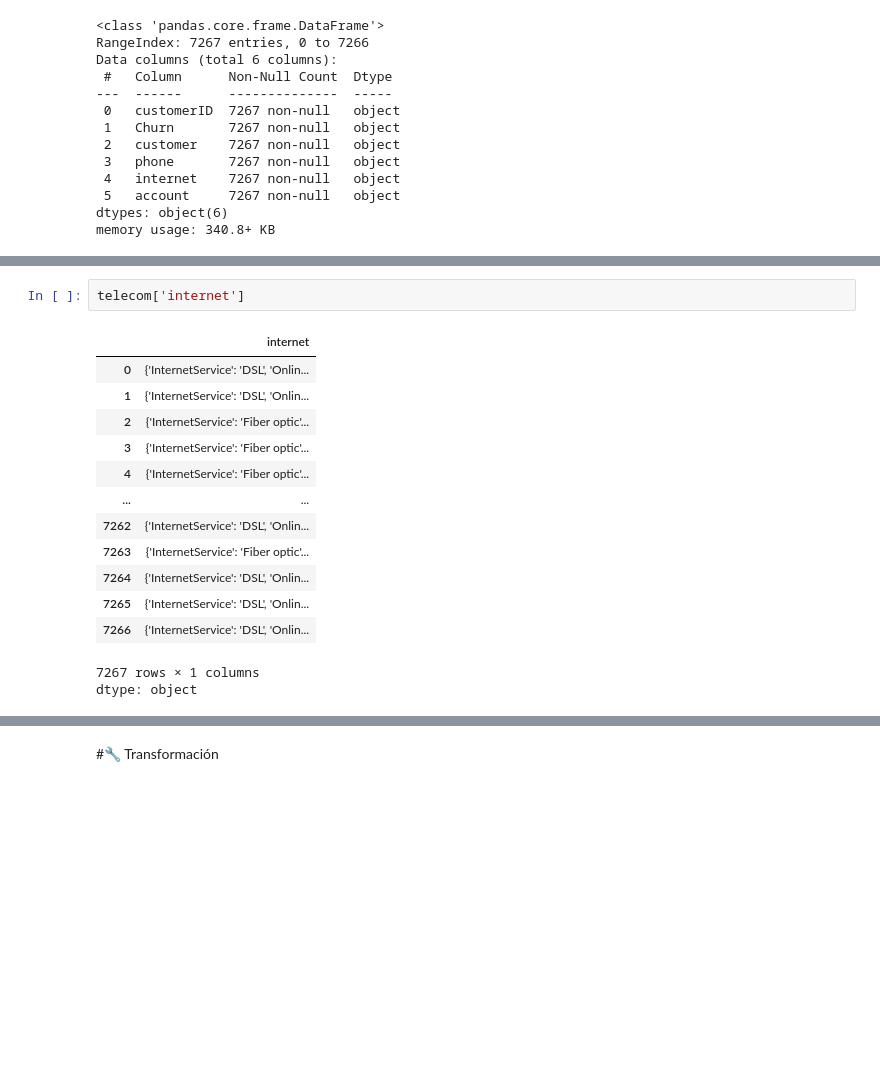
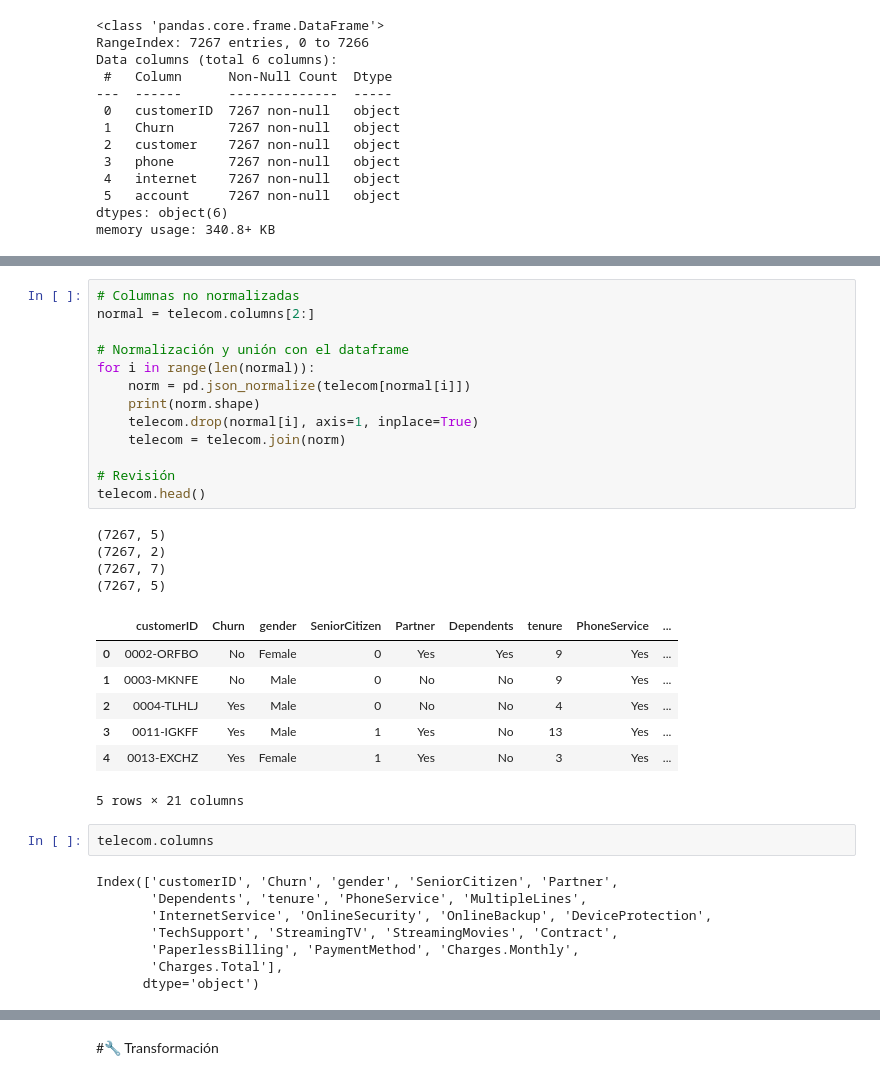
Before and after one commit to AlexTovar31/AlexTovar31, a Jupyter notebook: TelecomX_LATAM.ipynb, the cells around one changed output, grey strips where cells are left out. Drawn from its saved outputs; the diff is of its cells as text; blank space fills up the shorter version.

```diff
--- a/TelecomX_LATAM.ipynb
+++ b/TelecomX_LATAM.ipynb
@@ -51,18 +53,36 @@ pd.json_normalize(telecom['customer'])
 7267 rows × 5 columns
+# %%
+# Columnas no normalizadas
+normal = telecom.columns[2:]
+
+# Normalización y unión con el dataframe
+for i in range(len(normal)):
+    norm = pd.json_normalize(telecom[normal[i]])
+    print(norm.shape)
+    telecom.drop(normal[i], axis=1, inplace=True)
+    telecom = telecom.join(norm)
+
+# Revisión
+telecom.head()
+# %% [output]
+(7267, 5)
+(7267, 2)
+(7267, 7)
+(7267, 5)
+|  | customerID | Churn | gender | SeniorCitizen | Partner | Dependents | tenure | PhoneService | ... |
+| 0 | 0002-ORFBO | No | Female | 0 | Yes | Yes | 9 | Yes | ... |
+| 1 | 0003-MKNFE | No | Male | 0 | No | No | 9 | Yes | ... |
+| 2 | 0004-TLHLJ | Yes | Male | 0 | No | No | 4 | Yes | ... |
+| 3 | 0011-IGKFF | Yes | Male | 1 | Yes | No | 13 | Yes | ... |
+| 4 | 0013-EXCHZ | Yes | Female | 1 | Yes | No | 3 | Yes | ... |
+5 rows × 21 columns
 # %%
-telecom['internet']
+telecom.columns
 # %% [output]
-|  | internet |
-| 0 | {'InternetService': 'DSL', 'Onlin... |
-| 1 | {'InternetService': 'DSL', 'Onlin... |
-| 2 | {'InternetService': 'Fiber optic'... |
-| 3 | {'InternetService': 'Fiber optic'... |
-| 4 | {'InternetService': 'Fiber optic'... |
-| ... | ... |
-| 7262 | {'InternetService': 'DSL', 'Onlin... |
-| 7263 | {'InternetService': 'Fiber optic'... |
-| 7264 | {'InternetService': 'DSL', 'Onlin... |
-| 7265 | {'InternetService': 'DSL', 'Onlin... |
-| 7266 | {'InternetService': 'DSL', 'Onlin... |
-7267 rows × 1 columns
-dtype: object
+Index(['customerID', 'Churn', 'gender', 'SeniorCitizen', 'Partner',
+       'Dependents', 'tenure', 'PhoneService', 'MultipleLines',
+       'InternetService', 'OnlineSecurity', 'OnlineBackup', 'DeviceProtection',
+       'TechSupport', 'StreamingTV', 'StreamingMovies', 'Contract',
+       'PaperlessBilling', 'PaymentMethod', 'Charges.Monthly',
+       'Charges.Total'],
+      dtype='object')
```
Also changed, not shown: parts of 5 cells of this notebook.
